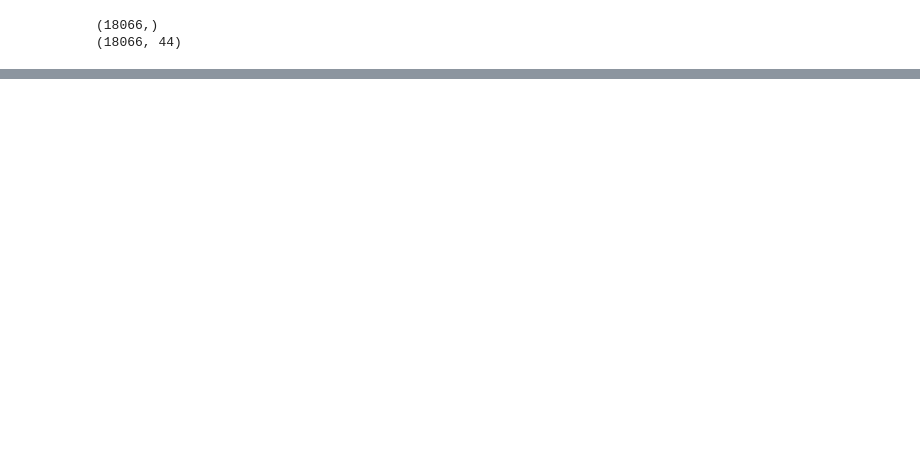
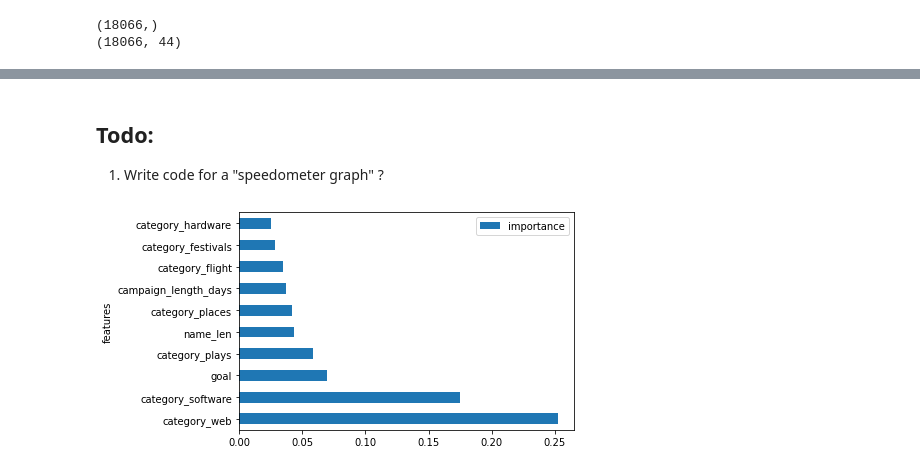
Before and after one commit to Kickstarter-Build-Week/Project, a Jupyter notebook: text_files/Kickstarter_2.ipynb, the cells around one changed output, grey strips where cells are left out. Saved outputs shown, nothing was run; the diff lists cells and outputs as text; code cells hidden in the pictures; blank space fills up the shorter version.

Commit message:
Added a plot to jupyter

```diff
--- a/text_files/Kickstarter_2.ipynb
+++ b/text_files/Kickstarter_2.ipynb
@@ -383,3 +386,16 @@ array([0])
 # test_df = pd.read_csv('X_dataframe_example.csv')
 # display(test_df)
 # print(test_df.info())
+# %% [markdown]
+## Todo:
+1. Write code for a "speedometer graph" ?
+# %%
+# Feature importance graph
+feat_importances_basic = pd.DataFrame(data=X_basic.columns, columns=['features'])
+feat_importances_basic['importance'] = xgb_model_loaded.feature_importances_
+feat_importances_basic.sort_values('importance', ascending=False, inplace=True)
+top_10_basic = feat_importances_basic.head(10)
+
+top_10_basic.plot(kind='barh', x='features', y='importance');
+# %% [output]
+[figure, added]
```
Also changed, not shown: parts of 17 cells of this notebook, 2 other files.
